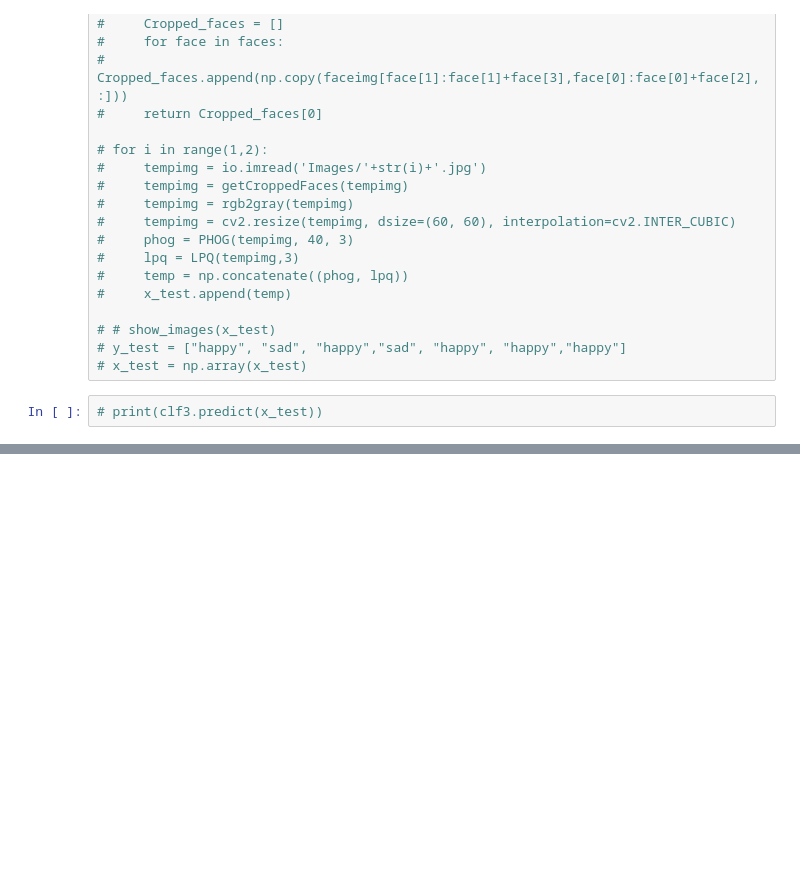
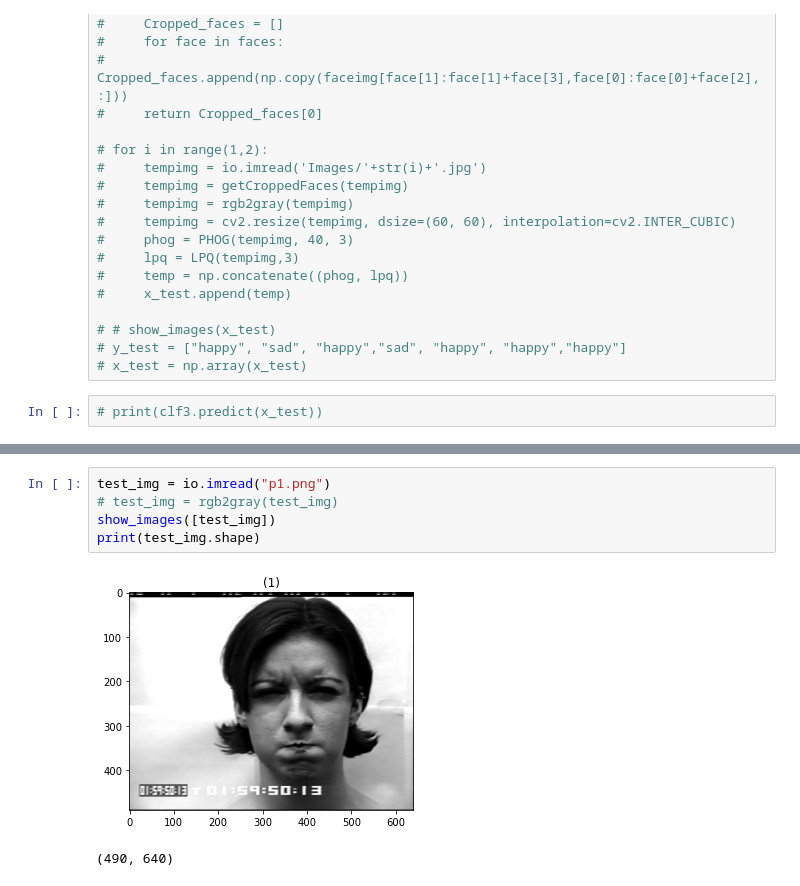
Before and after one commit to ammaryassereng/ImageProcessing_emotionDetection, a Jupyter notebook: Training.ipynb, the cells around one changed output, grey strips where cells are left out. Saved outputs shown, nothing was run; the diff lists cells and outputs as text; blank space fills up the shorter version.

```diff
--- a/Training.ipynb
+++ b/Training.ipynb
@@ -191,0 +525,8 @@ print(f'Accuracy when using only PHOG: {acc} %')
+# %%
+test_img = io.imread("p1.png")
+# test_img = rgb2gray(test_img)
+show_images([test_img])
+print(test_img.shape)
+# %% [output]
+[figure, added]
+(490, 640)
```
Also changed, not shown: parts of 27 cells of this notebook, 4 other files.
